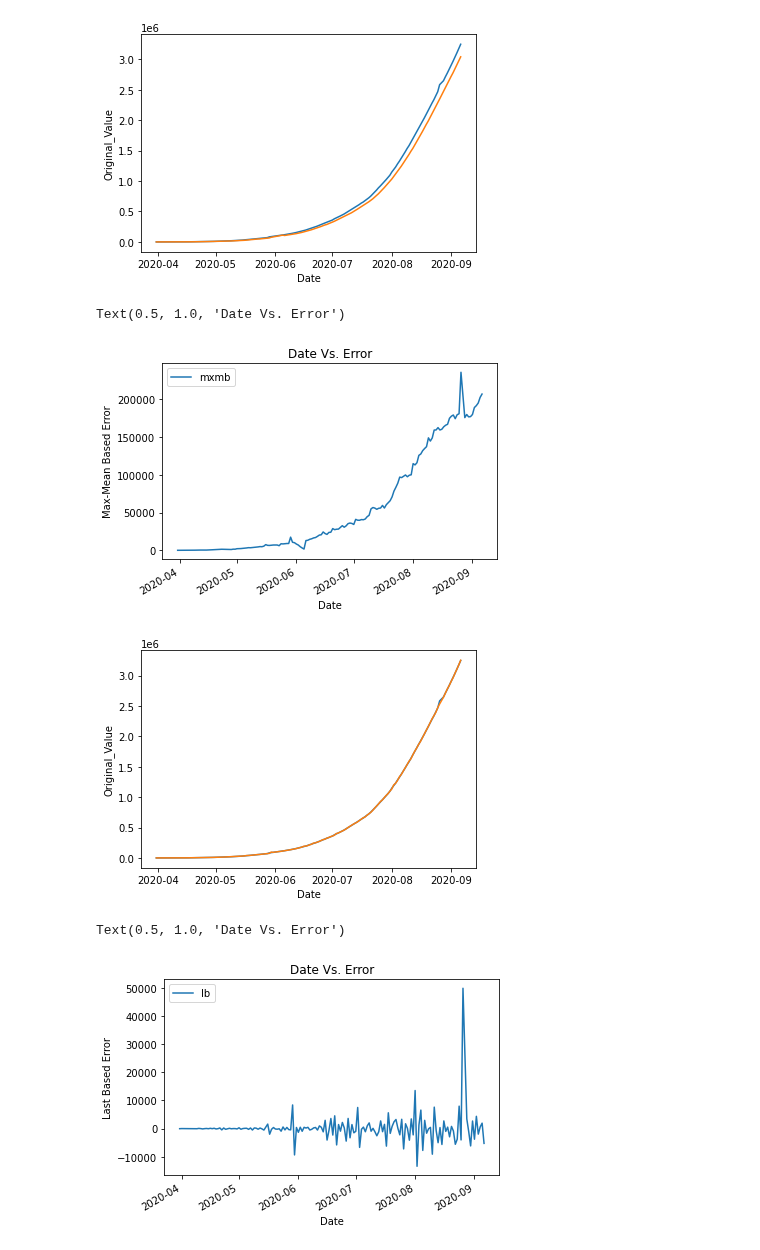
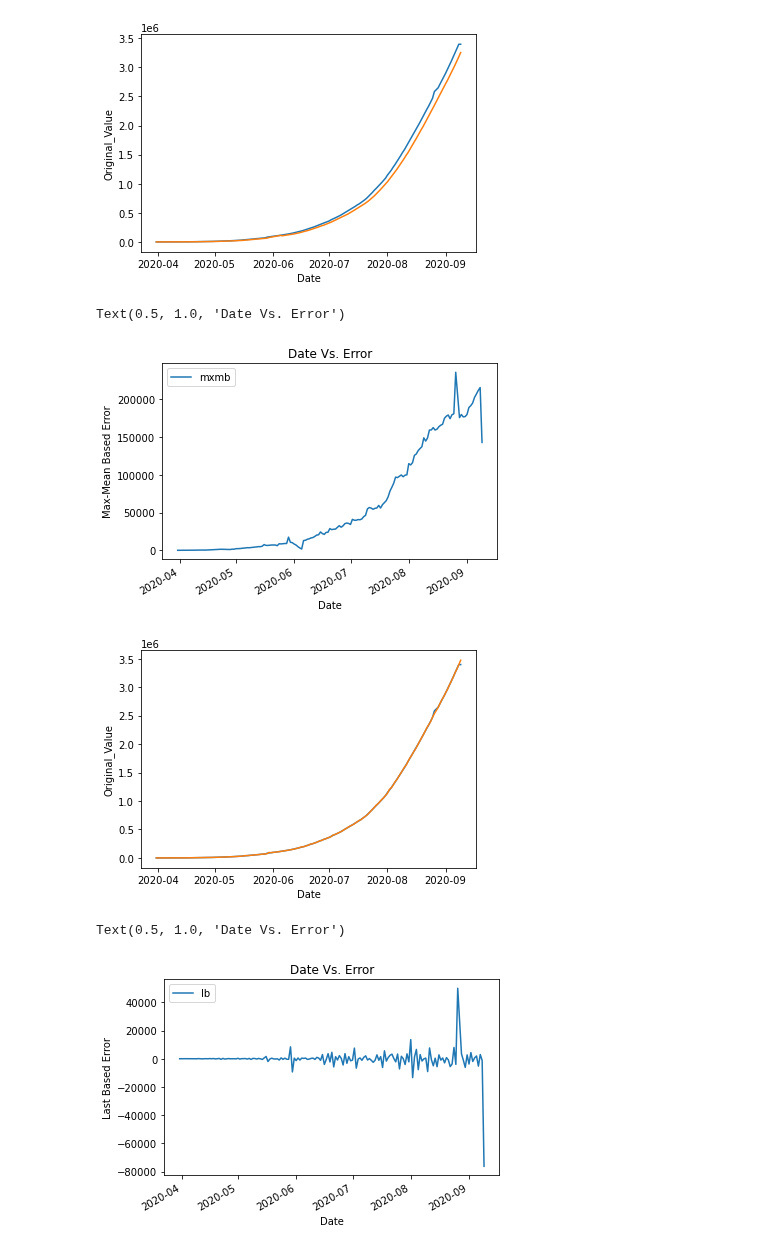
Before and after one commit to adit22/Data_Analysis, a Jupyter notebook: covid data analysis/Prediction Analysis/Total_Recovered_Visual_and_Quantitative_Analysis.ipynb, the cells around one changed output. Saved outputs shown, nothing was run; the diff lists cells and outputs as text; code cells hidden in the pictures.

```diff
--- a/covid data analysis/Prediction Analysis/Total_Recovered_Visual_and_Quantitative_Analysis.ipynb
+++ b/covid data analysis/Prediction Analysis/Total_Recovered_Visual_and_Quantitative_Analysis.ipynb
@@ -166,36 +166,36 @@ Text(0.5, 1.0, 'Date Vs. Error')
 # %%
 fig,ax=plt.subplots()
-ax.plot(dc['date'][:len(dc)-2], dc['original_val'][:len(dc)-2])
+ax.plot(dc['date'][:len(dc)-1], dc['original_val'][:len(dc)-1])
 ax.set_xlabel("Date")
 ax.set_ylabel("Original_Value")
-ax.plot(dc['date'][:len(dc)-2], dc['max_mean_based'][:len(dc)-2])
+ax.plot(dc['date'][:len(dc)-1], dc['max_mean_based'][:len(dc)-1])
 plt.show()
 # %% [output]
-[figure, old version]
+[figure, new version]
 # %%
-errdf[:len(errdf)-2].plot(x="date",y="mxmb")
+errdf[:len(errdf)-1].plot(x="date",y="mxmb")
 plt.xlabel("Date")
 plt.ylabel("Max-Mean Based Error")
 plt.title("Date Vs. Error")
 # %% [output]
 Text(0.5, 1.0, 'Date Vs. Error')
-[figure, old version]
+[figure, new version]
 # %%
 fig,ax=plt.subplots()
-ax.plot(dc['date'][:len(dc)-2], dc['original_val'][:len(dc)-2])
+ax.plot(dc['date'][:len(dc)-1], dc['original_val'][:len(dc)-1])
 ax.set_xlabel("Date")
 ax.set_ylabel("Original_Value")
-ax.plot(dc['date'][:len(dc)-2], dc['last_based'][:len(dc)-2])
+ax.plot(dc['date'][:len(dc)-1], dc['last_based'][:len(dc)-1])
 plt.show()
 # %% [output]
-[figure, old version]
+[figure, new version]
 # %%
-errdf[:len(errdf)-2].plot(x="date",y="lb")
+errdf[:len(errdf)-1].plot(x="date",y="lb")
 plt.xlabel("Date")
 plt.ylabel("Last Based Error")
 plt.title("Date Vs. Error")
 # %% [output]
 Text(0.5, 1.0, 'Date Vs. Error')
-[figure, old version]
+[figure, new version]
 # %%
 fig,ax=plt.subplots()
```
Also changed, not shown: parts of 25 cells of this notebook, 25 other files.
